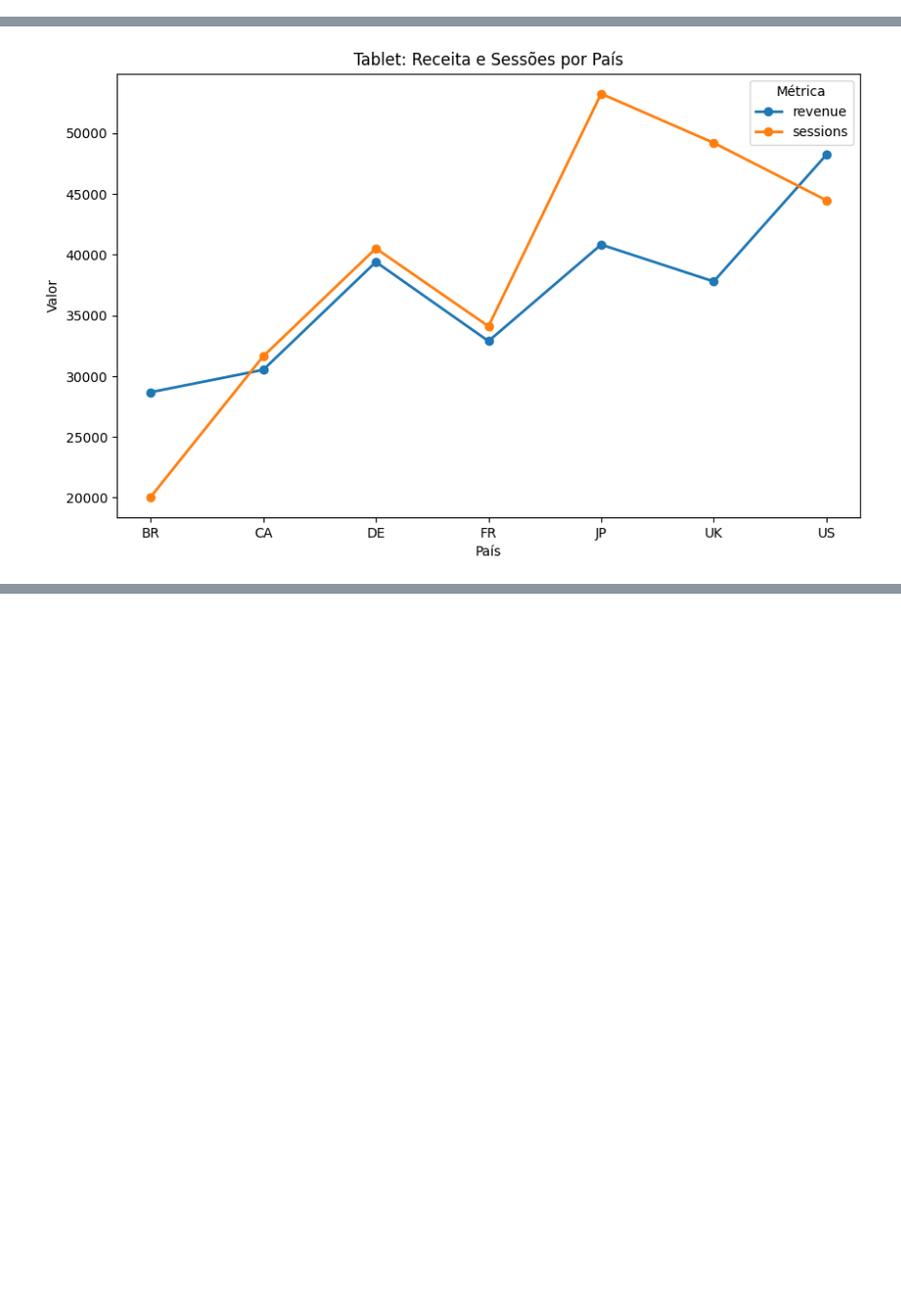
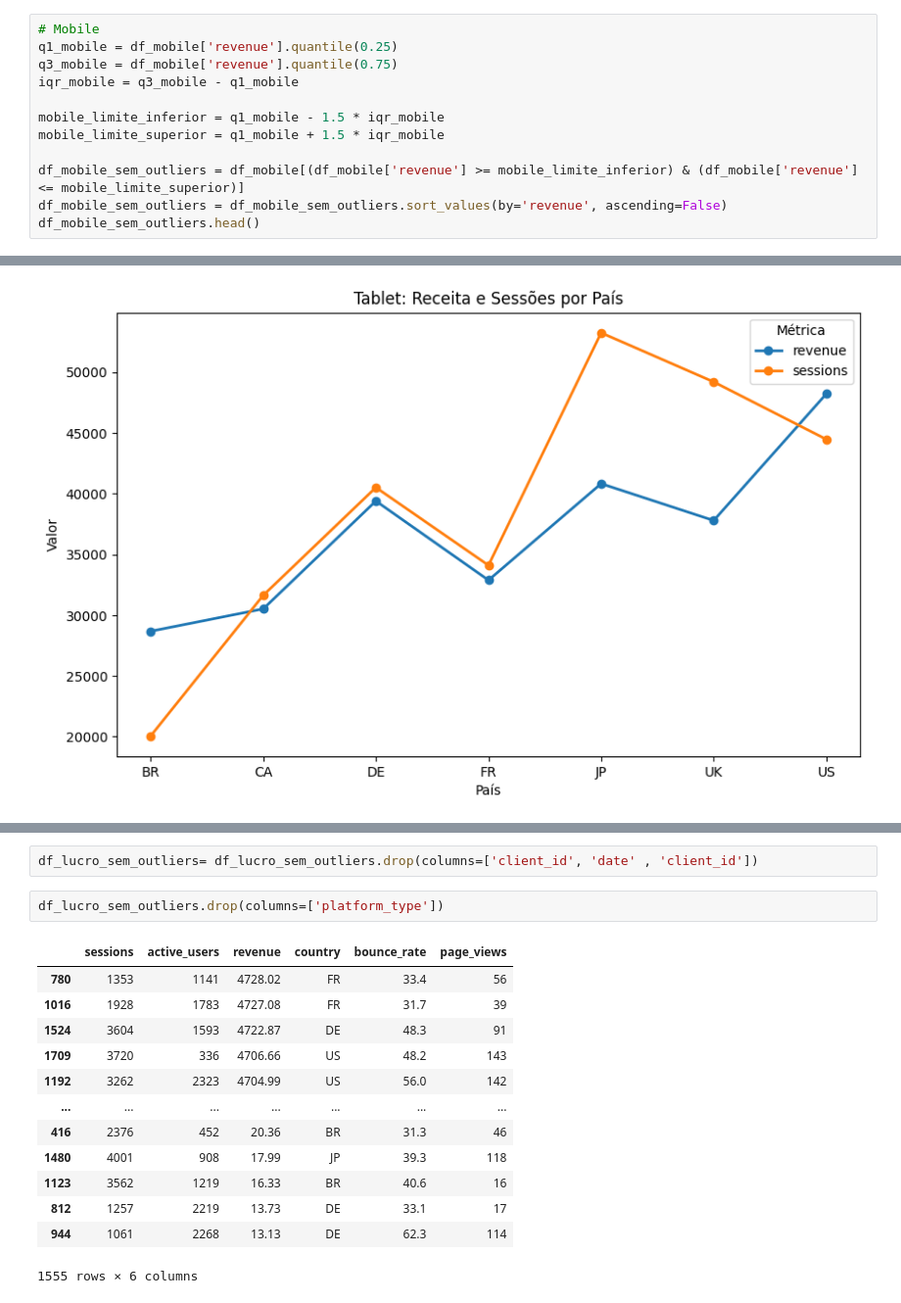
Before and after one commit to DanielBorbafs/study, a Jupyter notebook: 01_analise_de_perfomance/analise_clientes.ipynb, the cells around one changed output, grey strips where cells are left out. Shown at 98% size. Drawn from its saved outputs; the diff is of its cells as text; blank space fills up the shorter version.

```diff
--- a/01_analise_de_perfomance/analise_clientes.ipynb
+++ b/01_analise_de_perfomance/analise_clientes.ipynb
@@ -78,3 +76,15 @@ df_tablet_sem_outliers.head()
 | 564 | 2353 | 2025-07-18 | 4407 | 1667 | 4991.61 | Tablet | UK | 62.3 | 32 |
 | 488 | 6161 | 2025-05-03 | 1193 | 995 | 4991.02 | Tablet | CA | 79.5 | 114 |
 | 567 | 8575 | 2025-07-21 | 3501 | 1651 | 4973.93 | Tablet | DE | 10.7 | 96 |
+# %%
+# Mobile
+q1_mobile = df_mobile['revenue'].quantile(0.25)
+q3_mobile = df_mobile['revenue'].quantile(0.75)
+iqr_mobile = q3_mobile - q1_mobile
+
+mobile_limite_inferior = q1_mobile - 1.5 * iqr_mobile
+mobile_limite_superior = q1_mobile + 1.5 * iqr_mobile
+
+df_mobile_sem_outliers = df_mobile[(df_mobile['revenue'] >= mobile_limite_inferior) & (df_mobile['revenue'] <= mobile_limite_superior)]
+df_mobile_sem_outliers = df_mobile_sem_outliers.sort_values(by='revenue', ascending=False)
+df_mobile_sem_outliers.head()
@@ -188,0 +356,18 @@ plt.show()
+# %%
+df_lucro_sem_outliers= df_lucro_sem_outliers.drop(columns=['client_id', 'date' , 'client_id'])
+# %%
+df_lucro_sem_outliers.drop(columns=['platform_type'])
+# %% [output]
+|  | sessions | active_users | revenue | country | bounce_rate | page_views |
+| 780 | 1353 | 1141 | 4728.02 | FR | 33.4 | 56 |
+| 1016 | 1928 | 1783 | 4727.08 | FR | 31.7 | 39 |
+| 1524 | 3604 | 1593 | 4722.87 | DE | 48.3 | 91 |
+| 1709 | 3720 | 336 | 4706.66 | US | 48.2 | 143 |
+| 1192 | 3262 | 2323 | 4704.99 | US | 56.0 | 142 |
+| ... | ... | ... | ... | ... | ... | ... |
+| 416 | 2376 | 452 | 20.36 | BR | 31.3 | 46 |
+| 1480 | 4001 | 908 | 17.99 | JP | 39.3 | 118 |
+| 1123 | 3562 | 1219 | 16.33 | BR | 40.6 | 16 |
+| 812 | 1257 | 2219 | 13.73 | DE | 33.1 | 17 |
+| 944 | 1061 | 2268 | 13.13 | DE | 62.3 | 114 |
+1555 rows × 6 columns
```
Also changed, not shown: parts of 25 cells of this notebook.
